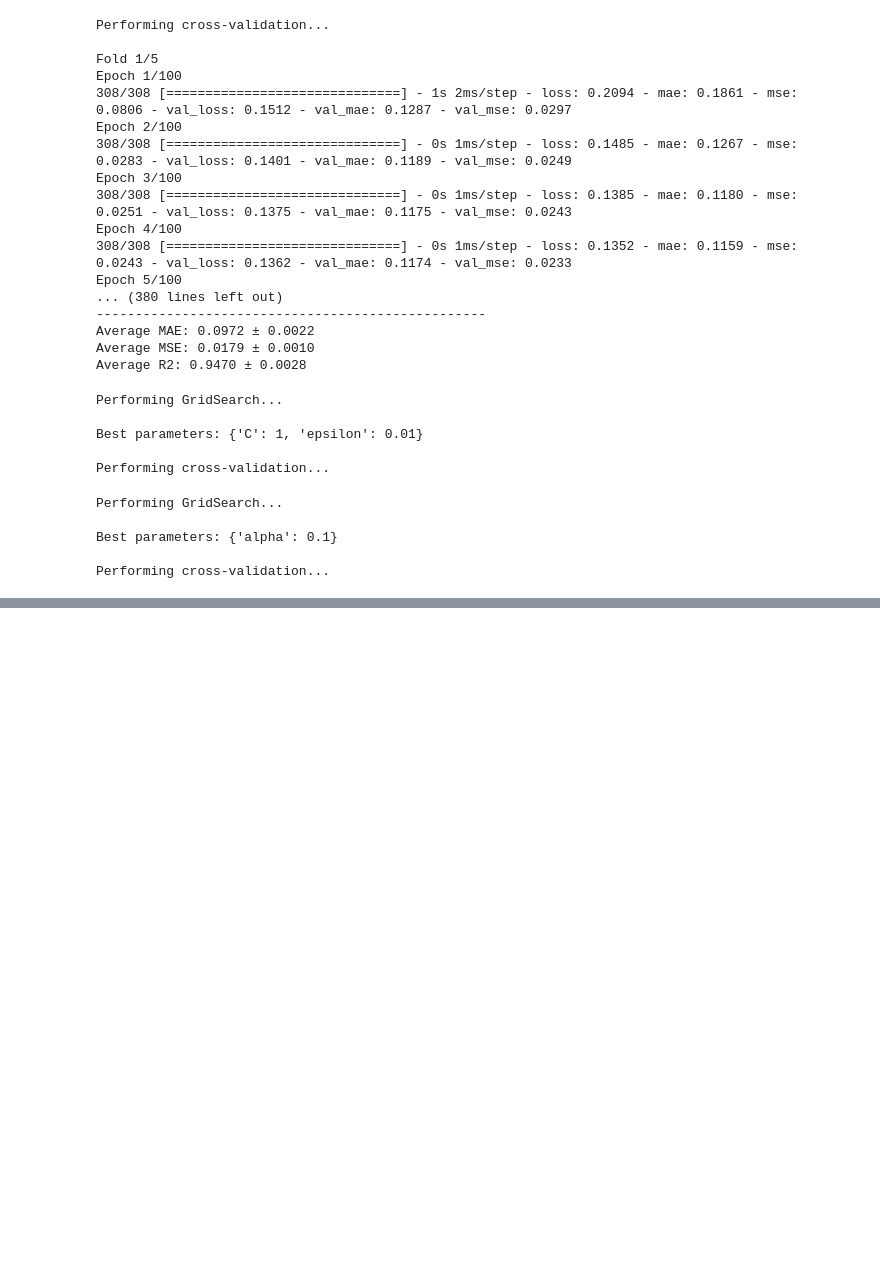
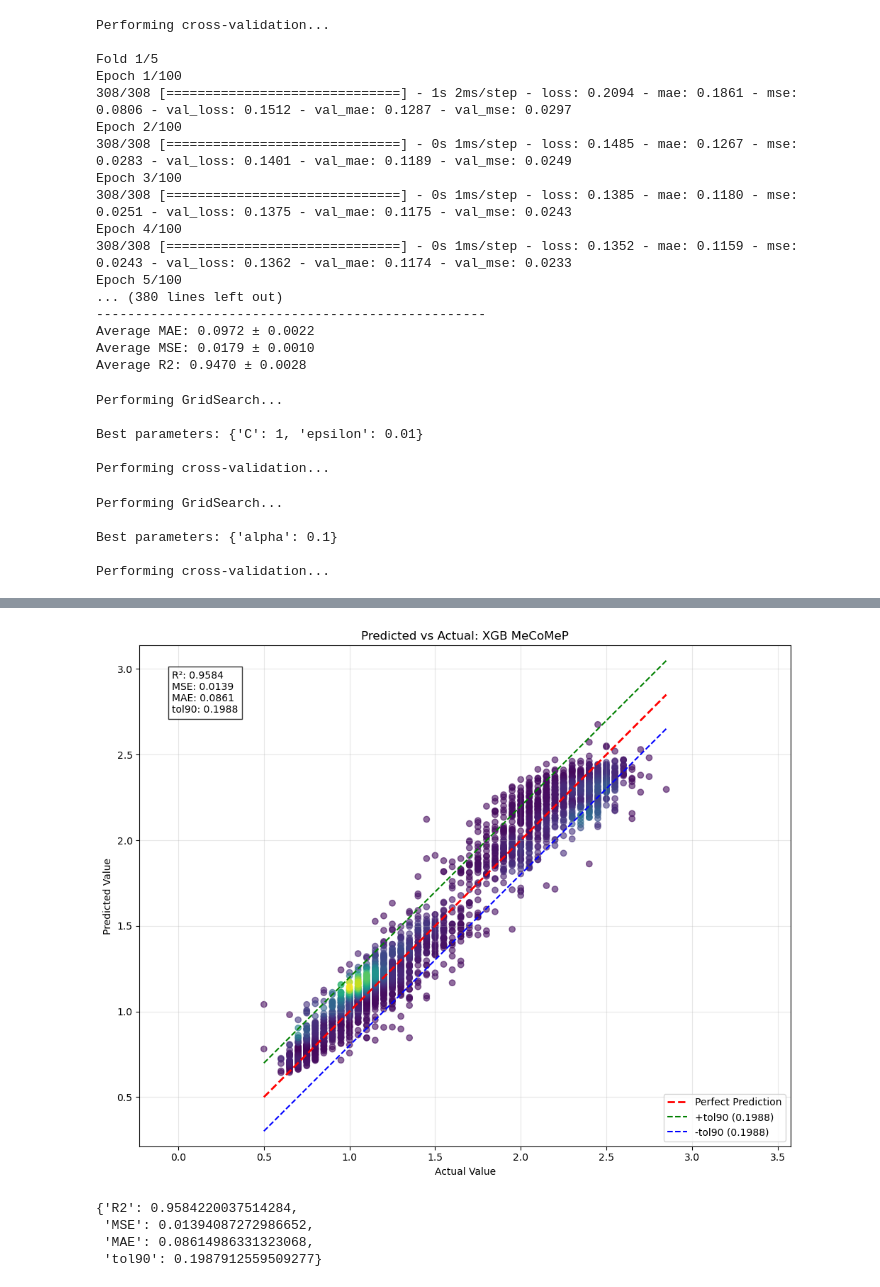
Before and after one commit to TonnyLe14/master-thesis, a Jupyter notebook: mecomep_cv.ipynb, the cells around one changed output, grey strips where cells are left out. Drawn from its saved outputs; the diff is of its cells as text; code cells hidden in the pictures; blank space fills up the shorter version.

Commit message:
plots for overleaf

```diff
--- a/mecomep_cv.ipynb
+++ b/mecomep_cv.ipynb
@@ -29,6 +29,31 @@ df = pd.get_dummies(df, columns=['steel_family'], prefix='steel').drop(['steel_g
 # %% [output]
 Dropped 25 columns
 # %%
+def scale_data(df, binary_prefix='steel_'):
+
+    # Identify binary columns
+    binary_columns = [col for col in df.columns if col.startswith(binary_prefix)]
+
+    # Identify columns to scale (non-binary columns)
+    columns_to_scale = [col for col in df.columns if col not in binary_columns + ['r_value']]
+
+    # Scale numerical features
+    scaler = StandardScaler()
+    scaled_data = scaler.fit_transform(df[columns_to_scale])
+
+    # Create new dataframe with scaled data
+    scaled_df = pd.DataFrame(scaled_data, columns=columns_to_scale)
+
+    # Add back binary columns
+    for col in binary_columns:
+        scaled_df[col] = df[col].values
+
+    # Add target variable if present
+    if 'r_value' in df.columns:
+        scaled_df['r_value'] = df['r_value'].values
+
+    return scaled_df, scaler
+
 def train_model_with_cv_gridsearch(df, model, param_grid=None, n_splits=5, random_state=42, use_grid_search=True, model_params=None):
     """
     Train a model with optional grid search and cross-validation
@@ -875,7 +900,7 @@ def train_model_regular(df, features_dict, num_epochs, hyperparameters, use_l2=F
     else:
         weight_decay = 0.0
 
-    optimizer = torch.optim.AdamW(model.parameters(), weight_decay=weight_decay)
+    optimizer = torch.optim.AdamW(model.parameters(), lr=hyperparameters['learning_rate'], weight_decay=weight_decay)
     criterion = nn.L1Loss()
 
     # Training loop
@@ -921,14 +946,14 @@ def train_model_regular(df, features_dict, num_epochs, hyperparameters, use_l2=F
 from sklearn.model_selection import ParameterGrid
 
 param_grid = {
-    'learning_rate': [0.1, 0.01, 1e-3],
+    'learning_rate': [0.01, 1e-3],
     'batch_size': [16, 32, 64],
     'hidden_units': [64, 128, 256],
     'dropout_rate': [0, 0.2]
 }
 grid = ParameterGrid(param_grid)
 # %%
-num_epochs = 100
+num_epochs = 50
 best_params = None
 best_results = {'mae': float('inf')}
 
@@ -1102,0 +1206,8 @@ Epoch [90/100], Loss: 0.1265
+# %%
+plot_predicted_vs_actual(xgb_results, test_scaled_df, title='Predicted vs Actual: XGB MeCoMeP')
+# %% [output]
+[figure, added]
+{'R2': 0.9584220037514284,
+ 'MSE': 0.01394087272986652,
+ 'MAE': 0.08614986331323068,
+ 'tol90': 0.1987912559509277}
```
Also changed, not shown: parts of 6 cells of this notebook, 13 other files.
